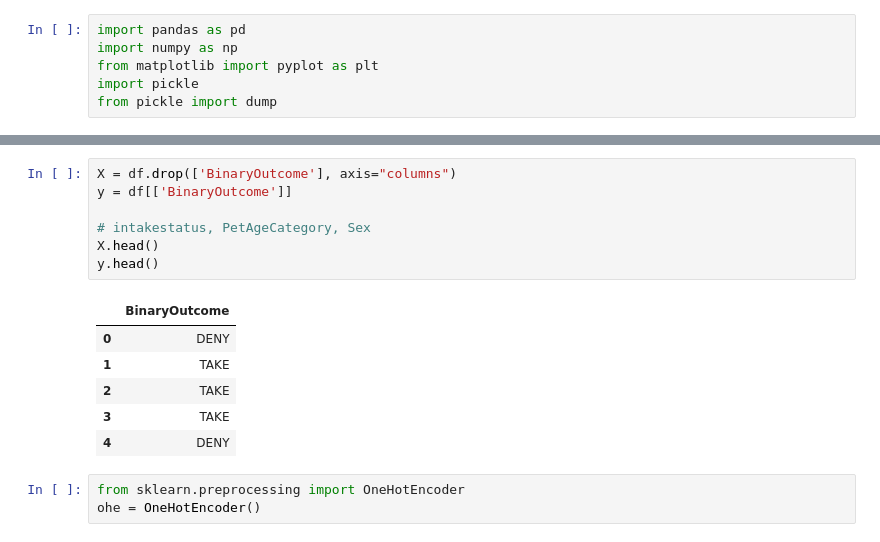
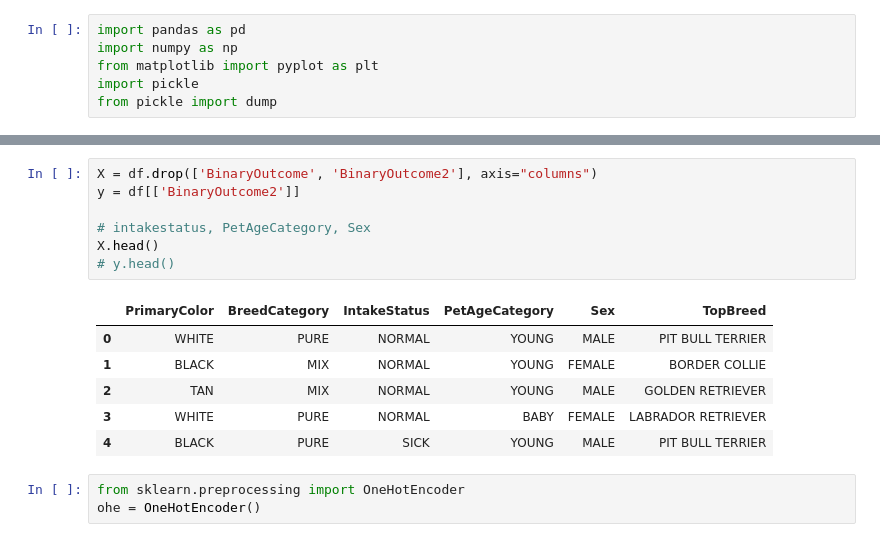
Before and after one commit to kellypriest/project-3, a Jupyter notebook: Play.ipynb, the cells around one changed output, grey strips where cells are left out. Saved outputs shown, nothing was run; the diff lists cells and outputs as text.

```diff
--- a/Play.ipynb
+++ b/Play.ipynb
@@ -41,17 +51,17 @@ Index(['PrimaryColor', 'BreedCategory', 'IntakeStatus', 'PetAgeCategory',
 # %%
-X = df.drop(['BinaryOutcome'], axis="columns")
-y = df[['BinaryOutcome']]
+X = df.drop(['BinaryOutcome', 'BinaryOutcome2'], axis="columns")
+y = df[['BinaryOutcome2']]
 
 # intakestatus, PetAgeCategory, Sex
 X.head()
-y.head()
+# y.head()
 # %% [output]
-|  | BinaryOutcome |
-| 0 | DENY |
-| 1 | TAKE |
-| 2 | TAKE |
-| 3 | TAKE |
-| 4 | DENY |
+|  | PrimaryColor | BreedCategory | IntakeStatus | PetAgeCategory | Sex | TopBreed |
+| 0 | WHITE | PURE | NORMAL | YOUNG | MALE | PIT BULL TERRIER |
+| 1 | BLACK | MIX | NORMAL | YOUNG | FEMALE | BORDER COLLIE |
+| 2 | TAN | MIX | NORMAL | YOUNG | MALE | GOLDEN RETRIEVER |
+| 3 | WHITE | PURE | NORMAL | BABY | FEMALE | LABRADOR RETRIEVER |
+| 4 | BLACK | PURE | SICK | YOUNG | MALE | PIT BULL TERRIER |
 # %%
 from sklearn.preprocessing import OneHotEncoder
 ohe = OneHotEncoder()
```
Also changed, not shown: parts of 40 cells of this notebook, 7 other files.
